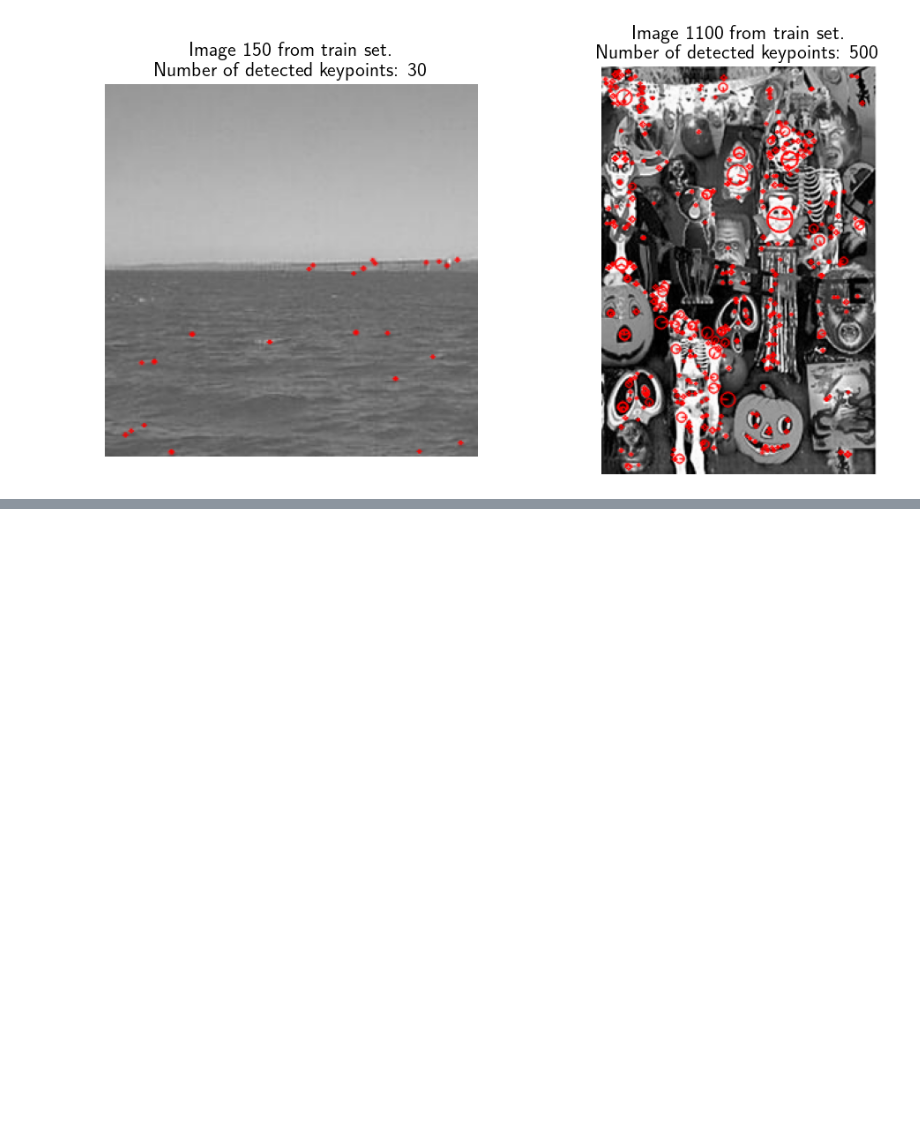
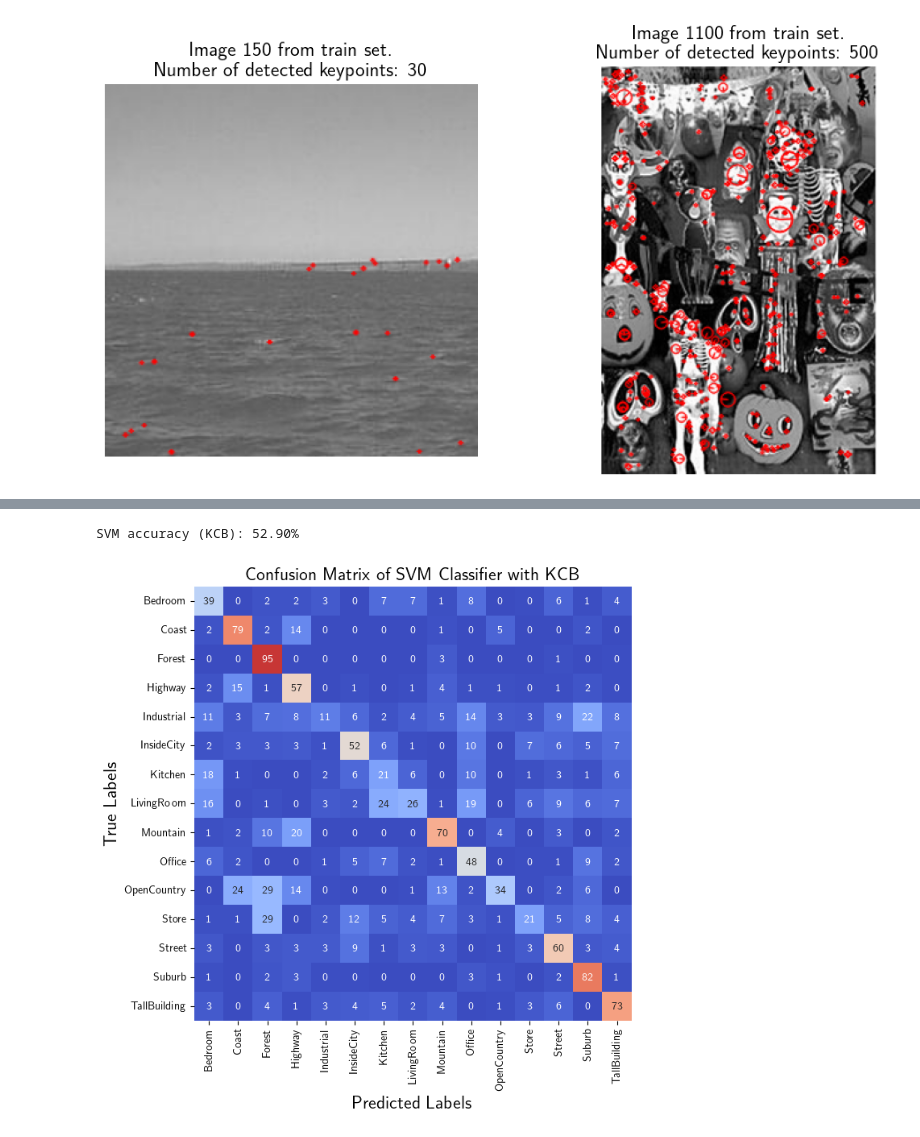
Before and after one commit to marcotallone/bow-classifier, a Jupyter notebook: notebooks/results-plots.ipynb, the cells around one changed output, grey strips where cells are left out. Drawn from its saved outputs; the diff is of its cells as text; code cells hidden in the pictures; blank space fills up the shorter version.

Commit message:
Added Kernel coebooks soft assignment strategy

```diff
--- a/notebooks/results-plots.ipynb
+++ b/notebooks/results-plots.ipynb
@@ -690,0 +1332,10 @@ plt.show()
+# %%
+# Number of clusters
+K = 400
+
+# Clustering
+kmeans1 = KMeans(n_clusters=K, random_state=42)
+kmeans1.fit(sample_descriptors1)
+
+kmeans2 = KMeans(n_clusters=K, random_state=42)
+kmeans2.fit(sample_descriptors2)
@@ -690,0 +1537,58 @@ plt.show()
+# %%
+# gram_train = chi2_kernel(train_kcb, train_kcb, gamma=0.5)
+# gram_test = chi2_kernel(test_kcb, train_kcb, gamma=0.5)
+gram_train = pyramid_kernel(train_kcb, train_kcb)
+gram_test = pyramid_kernel(test_kcb, train_kcb)
+
+
+SVMs = []
+for target_label in tqdm.tqdm(set(train_labels), desc="Training SVMs", leave=False):
+
+	# Change labels to {1, -1}
+	one_vs_all_labels = [1 if label == target_label else -1 for label in train_labels]
+
+	# SVM with RBF kernel
+	# svm = SVC(probability=True, C=1.0, kernel='rbf')
+	# svm.fit(train_kcb, one_vs_all_labels)
+	# SVMs.append(svm)
+
+	# SVM with chi2 kernel
+	svm = SVC(probability=True, C=1.0, kernel='precomputed')
+	svm.fit(gram_train, one_vs_all_labels)
+	SVMs.append(svm)
+
+# Predictions
+# predictions = np.array([svm.decision_function(test_kcb) for svm in SVMs])
+predictions = np.array([svm.decision_function(gram_test) for svm in SVMs])
+predictions = np.argmax(predictions, axis=0)
+
+# Accuracies
+accuracy = accuracy_score(test_labels, predictions)
+
+print(f"SVM accuracy (KCB): {accuracy * 100:.2f}%")
+
+# SVM confusion matrix
+conf_matrix = confusion_matrix(test_labels, predictions)
+conf_matrix = conf_matrix / np.sum(conf_matrix, axis=1)
+
+# Plot
+fig = plt.figure(figsize=(7, 7))
+sns.heatmap(
+	conf_matrix * 100,
+	annot=True,
+	fmt='.0f',
+	vmin = 0,
+	vmax = 100,
+	cmap='coolwarm',
+  cbar=False,
+	xticklabels=classes,
+	yticklabels=classes
+)
+plt.xlabel('Predicted Labels', fontsize=16)
+plt.ylabel('True Labels', fontsize=16)
+plt.title(f'Confusion Matrix of SVM Classifier with KCB', fontsize=16)
+
+plt.show()
+# %% [output]
+SVM accuracy (KCB): 52.90%
+[figure, added]
```
Also changed, not shown: parts of 44 cells of this notebook, 1 other file.
